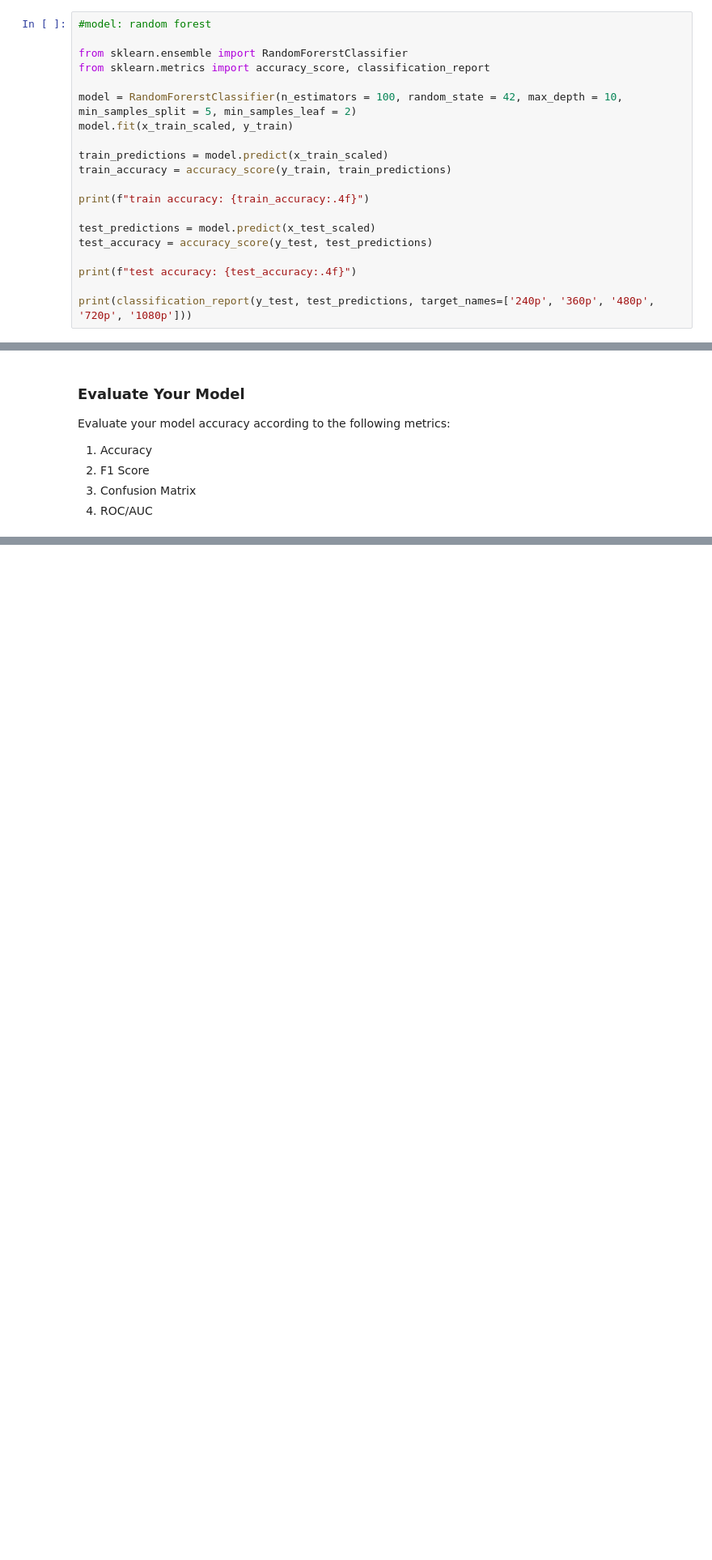
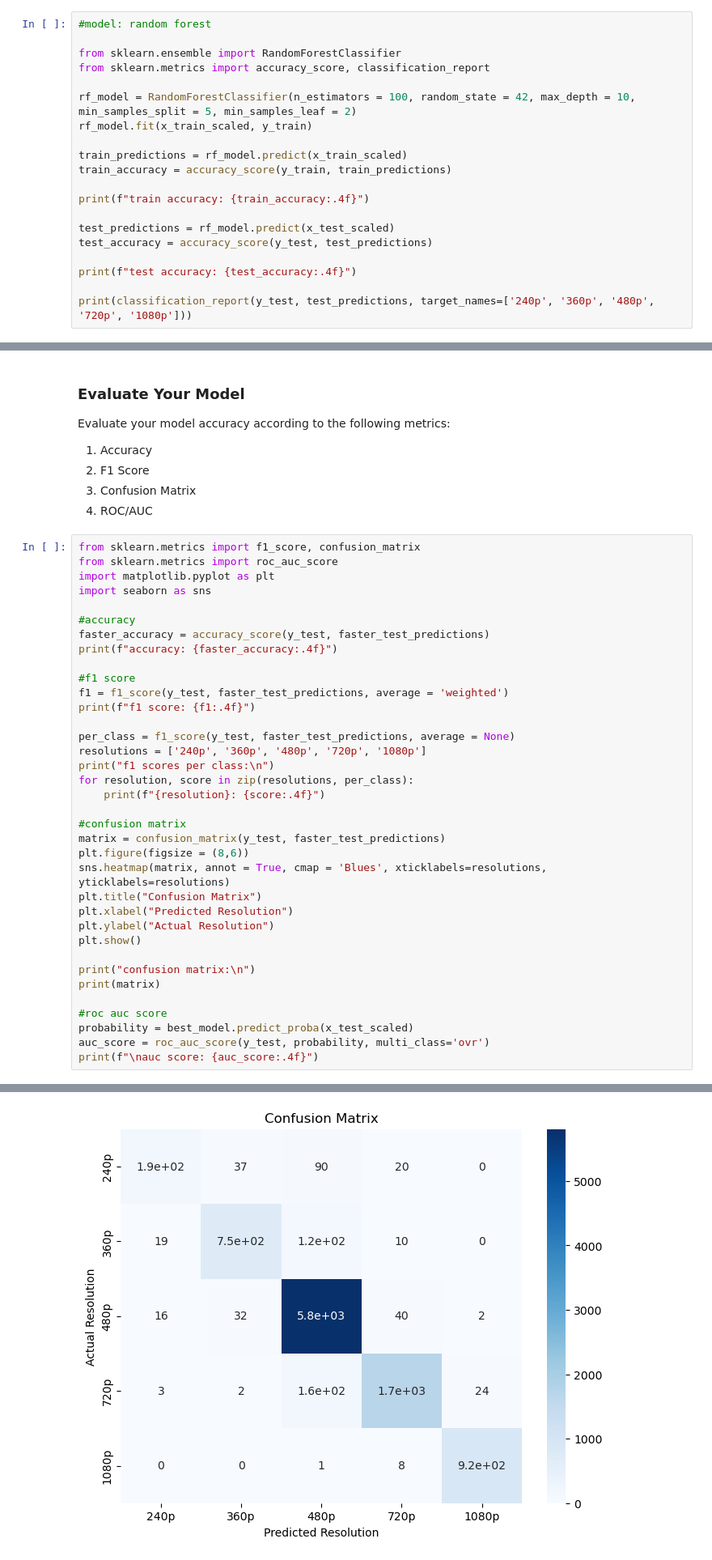
Before and after one commit to noise-course/video-quality-of-experience-cdi1diandian0309, a Jupyter notebook: 1-Video-Quality-Inference.ipynb, the cells around one changed output, grey strips where cells are left out. Shown at 81% size. Saved outputs shown, nothing was run; the diff lists cells and outputs as text; blank space fills up the shorter version.

```diff
--- a/1-Video-Quality-Inference.ipynb
+++ b/1-Video-Quality-Inference.ipynb
@@ -504,18 +504,18 @@ missing features detected
 # %%
 #model: random forest
 
-from sklearn.ensemble import RandomForerstClassifier
+from sklearn.ensemble import RandomForestClassifier
 from sklearn.metrics import accuracy_score, classification_report
 
-model = RandomForerstClassifier(n_estimators = 100, random_state = 42, max_depth = 10, min_samples_split = 5, min_samples_leaf = 2)
-model.fit(x_train_scaled, y_train)
+rf_model = RandomForestClassifier(n_estimators = 100, random_state = 42, max_depth = 10, min_samples_split = 5, min_samples_leaf = 2)
+rf_model.fit(x_train_scaled, y_train)
 
-train_predictions = model.predict(x_train_scaled)
+train_predictions = rf_model.predict(x_train_scaled)
 train_accuracy = accuracy_score(y_train, train_predictions)
 
 print(f"train accuracy: {train_accuracy:.4f}")
 
-test_predictions = model.predict(x_test_scaled)
+test_predictions = rf_model.predict(x_test_scaled)
 test_accuracy = accuracy_score(y_test, test_predictions)
 
 print(f"test accuracy: {test_accuracy:.4f}")
@@ -534,3 +587,40 @@ Evaluate your model accuracy according to the following metrics:
 2. F1 Score
 3. Confusion Matrix
 4. ROC/AUC
+# %%
+from sklearn.metrics import f1_score, confusion_matrix
+from sklearn.metrics import roc_auc_score
+import matplotlib.pyplot as plt
+import seaborn as sns
+
+#accuracy
+faster_accuracy = accuracy_score(y_test, faster_test_predictions)
+print(f"accuracy: {faster_accuracy:.4f}")
+
+#f1 score
+f1 = f1_score(y_test, faster_test_predictions, average = 'weighted')
+print(f"f1 score: {f1:.4f}")
+
+per_class = f1_score(y_test, faster_test_predictions, average = None)
+resolutions = ['240p', '360p', '480p', '720p', '1080p']
+print("f1 scores per class:\n")
+for resolution, score in zip(resolutions, per_class):
+    print(f"{resolution}: {score:.4f}")
+
+#confusion matrix
+matrix = confusion_matrix(y_test, faster_test_predictions)
+plt.figure(figsize = (8,6))
+sns.heatmap(matrix, annot = True, cmap = 'Blues', xticklabels=resolutions, yticklabels=resolutions)
+plt.title("Confusion Matrix")
+plt.xlabel("Predicted Resolution")
+plt.ylabel("Actual Resolution")
+plt.show()
+
+print("confusion matrix:\n")
+print(matrix)
+
+#roc auc score
+probability = best_model.predict_proba(x_test_scaled)
+auc_score = roc_auc_score(y_test, probability, multi_class='ovr')
+print(f"\nauc score: {auc_score:.4f}")
+# %% [output]
@@ -536,0 +636 @@ Evaluate your model accuracy according to the following metrics:
+[figure, added]
```
Also changed, not shown: parts of 5 cells of this notebook.
